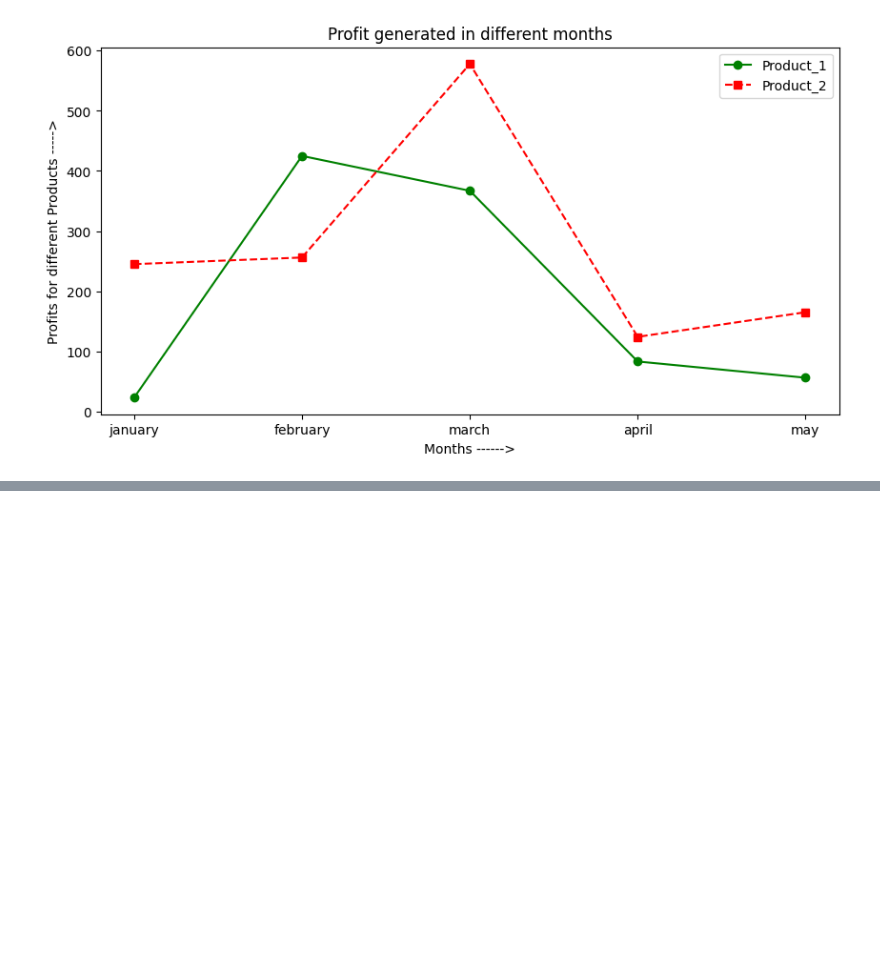
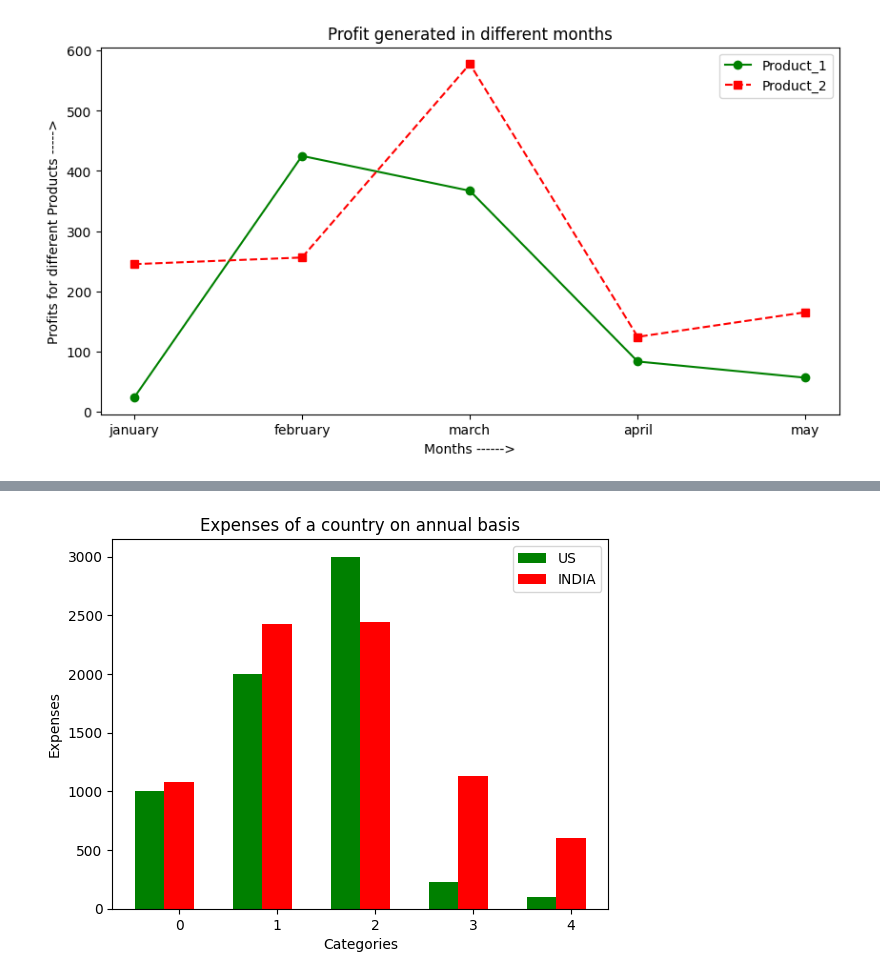
Before and after one commit to akhileshdutt/DataScience_learning, a Jupyter notebook: Libraries/Matplotlib/Matplotlib_Advance.ipynb, the cells around one changed output, grey strips where cells are left out. Saved outputs shown, nothing was run; the diff lists cells and outputs as text; code cells hidden in the pictures; blank space fills up the shorter version.

```diff
--- a/Libraries/Matplotlib/Matplotlib_Advance.ipynb
+++ b/Libraries/Matplotlib/Matplotlib_Advance.ipynb
@@ -131,0 +111,15 @@ plt.show()
+# %%
+categories  = ["Railways","Defence","Banking","Housing","Inusrance"]
+us_expenses = [1000,2000,3000,230,100]
+india_expenses = [1080,2424,2444,1130,600]
+x=np.arange(len(categories))
+bar_width = 0.3
+plt.bar(x-bar_width,us_expenses,width=bar_width,label="US",color="g")#if we don't give x-bar_width it will give stacked chart
+plt.bar(x,india_expenses,width=bar_width,label="INDIA",color="r") # here x is the height
+plt.title("Expenses of a country on annual basis")
+plt.xlabel("Categories")
+plt.ylabel("Expenses")
+plt.legend() ## tells us the small box of information
+plt.show() ## to display the plot
+# %% [output]
+[figure, added]
```
Also changed, not shown: parts of 66 cells of this notebook, 3 other files.
